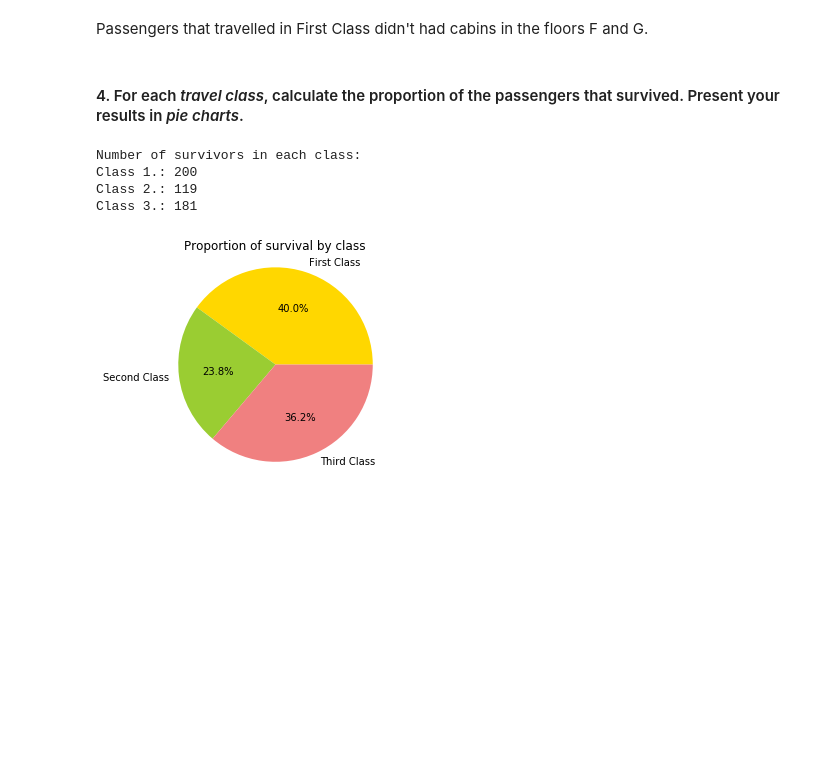
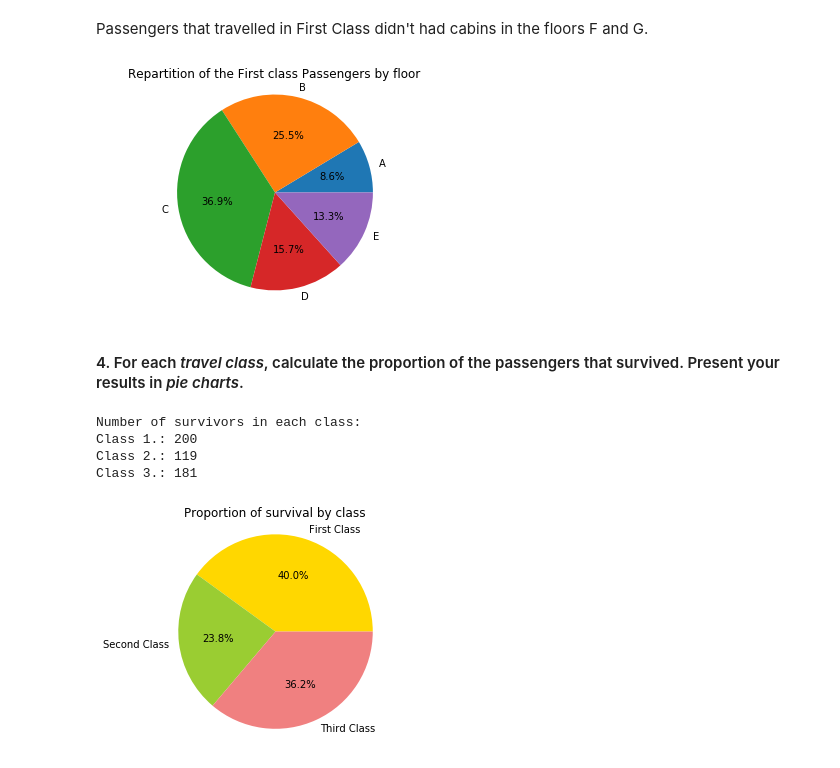
Before and after one commit to julied20/ada-2017, a Jupyter notebook: Homeworks/Homework01/Homework 1.ipynb, the cells around one changed output. Saved outputs shown, nothing was run; the diff lists cells and outputs as text; code cells hidden in the pictures; blank space fills up the shorter version.

```diff
--- a/Homeworks/Homework01/Homework 1.ipynb
+++ b/Homeworks/Homework01/Homework 1.ipynb
@@ -452,23 +422,3 @@ sexPlot.set_xticklabels(["Male", "Female"])
-# %%
-# Histogram for age attributes with discrete intervals ([0,10])
-
-begin, end, interval = 10, 100, 10
-
-titanicDataTmp, ageDiscret, ageInd = titanicData.sort_values(['age']), [], list(range(begin, end, interval))
-
-# Count the number of people in each interval of ten years
-ageDiscret.append(titanicDataTmp.query('age < 10').shape[0])
-
-for i in range(20,100,interval):
-    j = i - 10
-    ageDiscret.append(titanicDataTmp.query('age < @i').shape[0] - titanicDataTmp.query('age < @j').shape[0])
-
-# Bar plot
-plt.bar(ageInd, ageDiscret,  width = -10, align = 'edge')
-plt.title("People per age attribute")
-plt.xlabel("Age (per ten decades year)")
-plt.ylabel("People")
-plt.show()
 # %% [markdown]
 ### 3. Calculate the proportion of passengers by *cabin floor*. Present your results in a *pie chart*.
 # %%
@@ -499,14 +462,14 @@ for i in range(0, len(floorList)):
 # %% [markdown]
 Passengers that travelled in First Class didn't had cabins in the floors F and G.
 # %%
-floorListPro = np.delete(floorListPro, [len(floorListPro)-1,len(floorListPro)-2], 0)
-floorList = np.delete(floorList, [len(floorList)-1,len(floorList)-2], 0)
 # Pie chart
 
-plt.pie(floorListPro, labels = floorList, autopct = '%1.1f%%')
+plt.pie(floorListPro[:len(floorListPro)-2], labels = floorList[:len(floorList)-2], autopct = '%1.1f%%')
 plt.axis('equal')
 plt.title('Repartition of the First class Passengers by floor')
 plt.show()
+# %% [output]
+[figure, added]
 # %% [markdown]
 #### 4. For each *travel class*, calculate the proportion of the passengers that survived. Present your results in *pie charts*.
 # %%
```
Also changed, not shown: parts of 14 cells of this notebook, 1 other file.
